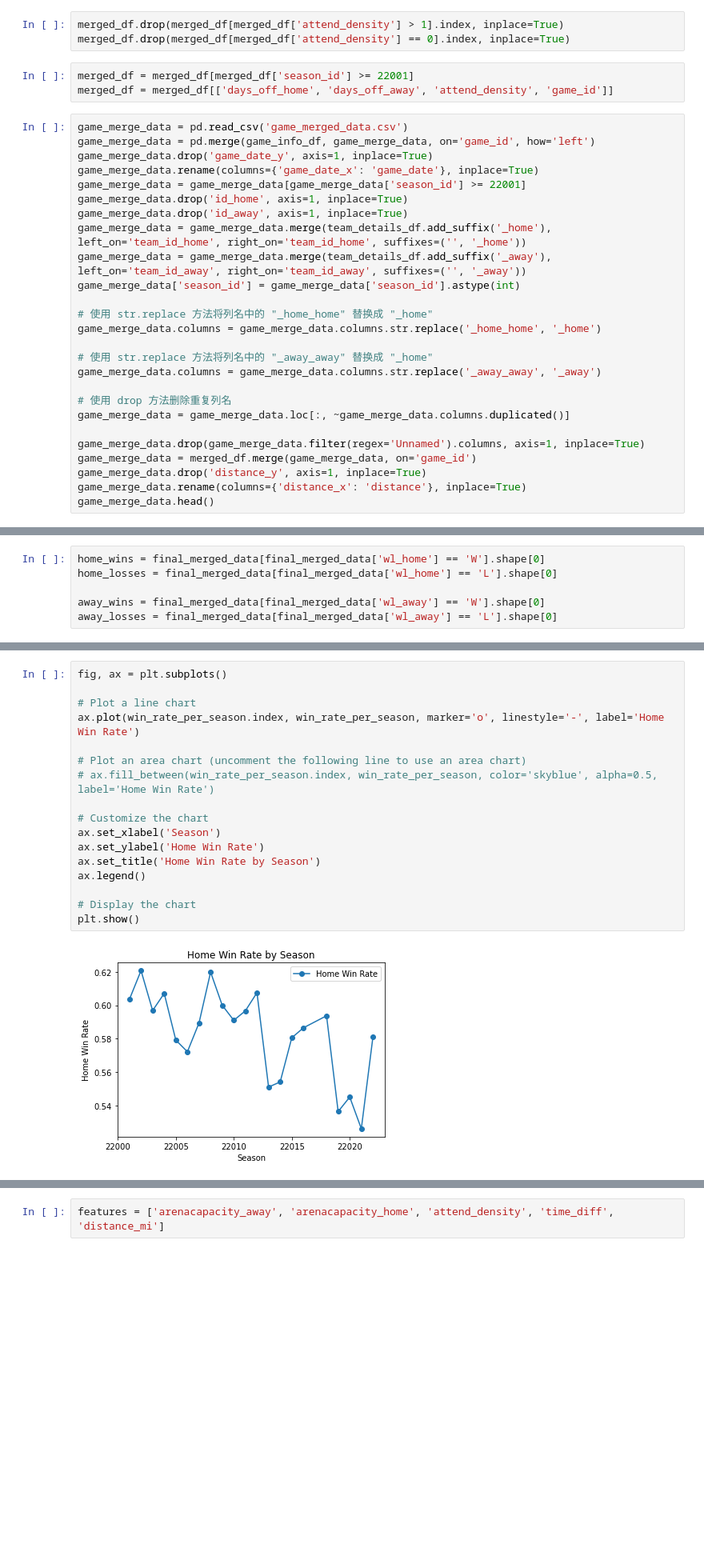
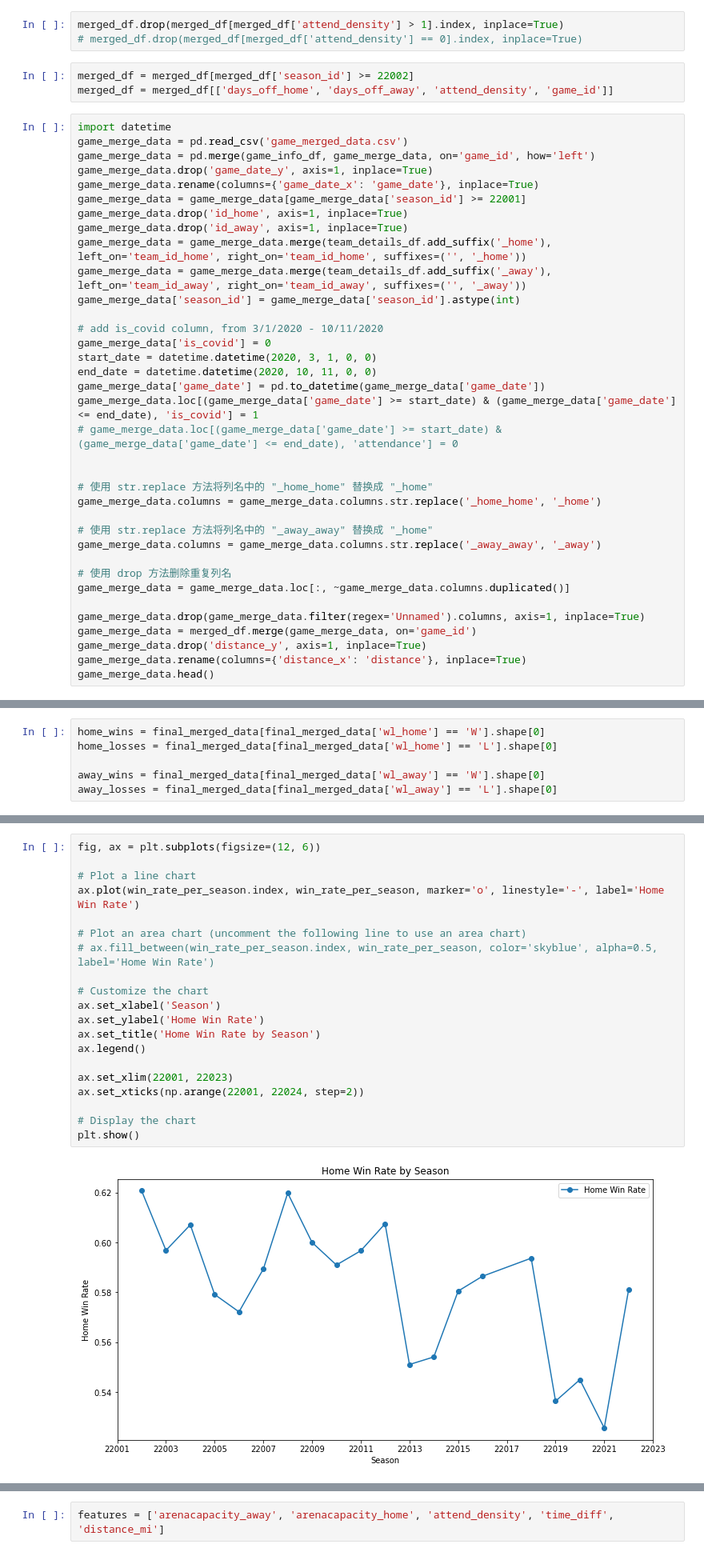
Before and after one commit to kentwhf/Home-Field-Advantage-Sports, a Jupyter notebook: final.ipynb, the cells around one changed output, grey strips where cells are left out. Shown at 80% size. Cells and saved outputs as stored; diff of their text form; blank space fills up the shorter version.

```diff
--- a/final.ipynb
+++ b/final.ipynb
@@ -53,11 +34,12 @@ merged_df = pd.merge(merged_df, team_details_df, left_on='team_id_home', right_o
 merged_df['attend_density'] = merged_df['attendance'] / merged_df['arenacapacity']
 # %%
 merged_df.drop(merged_df[merged_df['attend_density'] > 1].index, inplace=True)
-merged_df.drop(merged_df[merged_df['attend_density'] == 0].index, inplace=True)
+# merged_df.drop(merged_df[merged_df['attend_density'] == 0].index, inplace=True)
 # %%
-merged_df = merged_df[merged_df['season_id'] >= 22001]
+merged_df = merged_df[merged_df['season_id'] >= 22002]
 merged_df = merged_df[['days_off_home', 'days_off_away', 'attend_density', 'game_id']]
 # %%
+import datetime
 game_merge_data = pd.read_csv('game_merged_data.csv')
 game_merge_data = pd.merge(game_info_df, game_merge_data, on='game_id', how='left')
 game_merge_data.drop('game_date_y', axis=1, inplace=True)
@@ -68,6 +50,15 @@ game_merge_data.drop('id_away', axis=1, inplace=True)
 game_merge_data = game_merge_data.merge(team_details_df.add_suffix('_home'), left_on='team_id_home', right_on='team_id_home', suffixes=('', '_home'))
 game_merge_data = game_merge_data.merge(team_details_df.add_suffix('_away'), left_on='team_id_away', right_on='team_id_away', suffixes=('', '_away'))
 game_merge_data['season_id'] = game_merge_data['season_id'].astype(int)
+
+# add is_covid column, from 3/1/2020 - 10/11/2020
+game_merge_data['is_covid'] = 0
+start_date = datetime.datetime(2020, 3, 1, 0, 0)
+end_date = datetime.datetime(2020, 10, 11, 0, 0)
+game_merge_data['game_date'] = pd.to_datetime(game_merge_data['game_date'])
+game_merge_data.loc[(game_merge_data['game_date'] >= start_date) & (game_merge_data['game_date'] <= end_date), 'is_covid'] = 1
+# game_merge_data.loc[(game_merge_data['game_date'] >= start_date) & (game_merge_data['game_date'] <= end_date), 'attendance'] = 0
+
 
 # 使用 str.replace 方法将列名中的 "_home_home" 替换成 "_home"
 game_merge_data.columns = game_merge_data.columns.str.replace('_home_home', '_home')
@@ -137,22 +159,25 @@ win_rate_per_season = season_group['wl_home'].apply(lambda x: (x == 'W').sum() /
 # %%
-fig, ax = plt.subplots()
+fig, ax = plt.subplots(figsize=(12, 6))
 
 # Plot a line chart
 ax.plot(win_rate_per_season.index, win_rate_per_season, marker='o', linestyle='-', label='Home Win Rate')
 
 # Plot an area chart (uncomment the following line to use an area chart)
 # ax.fill_between(win_rate_per_season.index, win_rate_per_season, color='skyblue', alpha=0.5, label='Home Win Rate')
 
 # Customize the chart
 ax.set_xlabel('Season')
 ax.set_ylabel('Home Win Rate')
 ax.set_title('Home Win Rate by Season')
 ax.legend()
 
+ax.set_xlim(22001, 22023)
+ax.set_xticks(np.arange(22001, 22024, step=2))
+
 # Display the chart
 plt.show()
 # %% [output]
-[figure, old version]
+[figure, new version]
 # %%
 # calculate win # of each team
 home_wins = final_merged_data[final_merged_data['wl_home'] == 'W'].groupby('team_id_home')['wl_home'].count().reset_index()
```
Also changed, not shown: parts of 11 cells of this notebook.
